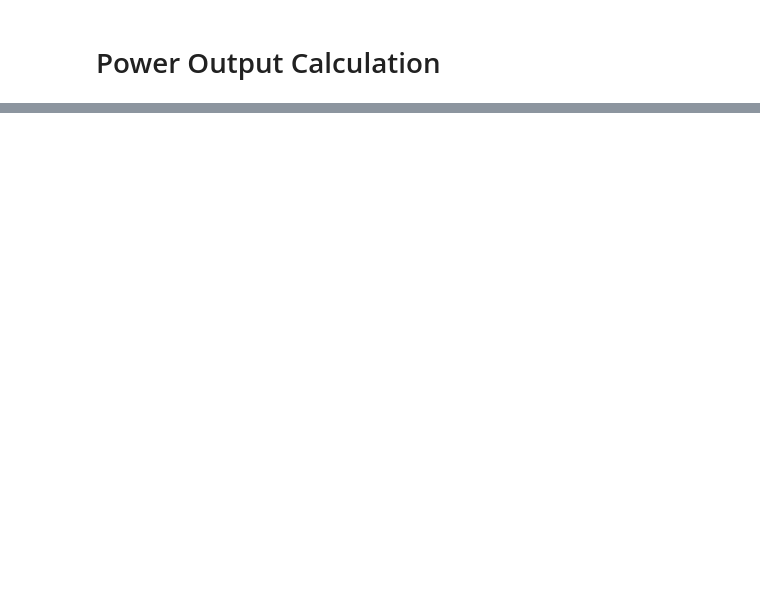
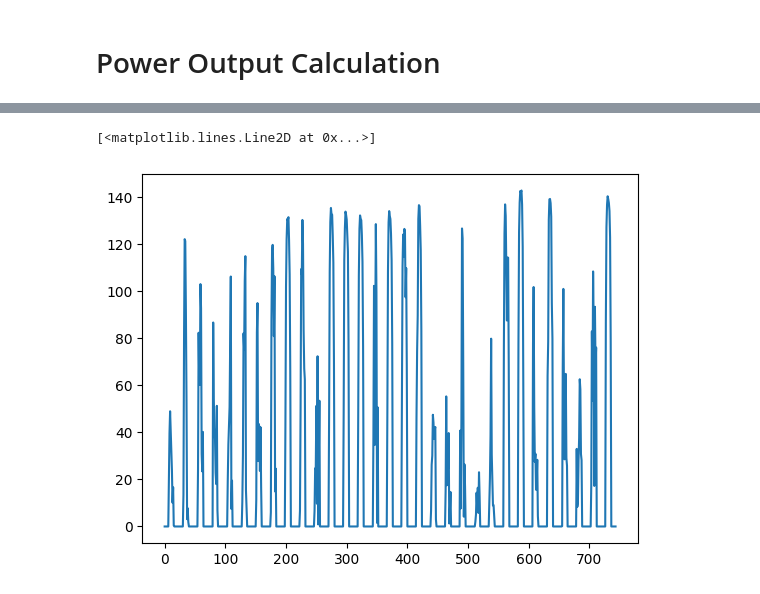
Before and after one commit to federico-debe/notes-on-pvlib, a Jupyter notebook: 01_pvsyst_weather_data.ipynb, the cells around one changed output, grey strips where cells are left out. Saved outputs shown, nothing was run; the diff lists cells and outputs as text; code cells hidden in the pictures; blank space fills up the shorter version.

```diff
--- a/01_pvsyst_weather_data.ipynb
+++ b/01_pvsyst_weather_data.ipynb
@@ -112,3 +180,40 @@ weather.head()
+# %%
+if TRACKING_TYPE == 'single_axis':
+    mount = pvlib.pvsystem.SingleAxisTrackerMount(
+        gcr=GCR,
+        backtrack=BACKTRACK,
+        max_angle=MAX_ANGLE,
+        axis_azimuth=AXIS_AZIMUTH
+    )
+    array = pvlib.pvsystem.Array(
+        mount,
+        module_parameters=module,
+        # modules_per_string=modules_per_string,
+        temperature_model_parameters=temperature_model_parameters,
+        # strings=strings_per_inverter
+    )
+    system = pvlib.pvsystem.PVSystem(
+        array,
+        inverter_parameters=inverter,
+        albedo=0.2,
+        # losses_parameters=losses_parameters
+    )
+# %%
+from models.pv_custom.dual_axis_tracker_mount import DualAxisTrackerMount
+
+
+if TRACKING_TYPE == 'two_axis':
+    array = pvlib.pvsystem.Array(
+        mount=DualAxisTrackerMount(),
+        module_parameters=module,
+        temperature_model_parameters=temperature_model_parameters
+    )
+    system = pvlib.pvsystem.PVSystem(
+        array,
+        module_parameters=module,
+        inverter_parameters=inverter,
+        albedo=0.2,
+    )
 # %% [markdown]
 # Power Output Calculation
 # %%
@@ -182,0 +263,7 @@ KeyError: 'poa_global'
+# %%
+import matplotlib.pyplot as plt
+
+plt.plot(mc.results.ac.values[0:744])
+# %% [output]
+[<matplotlib.lines.Line2D at 0x...>]
+[figure, added]
```
Also changed, not shown: parts of 6 cells of this notebook, 1 other file.
